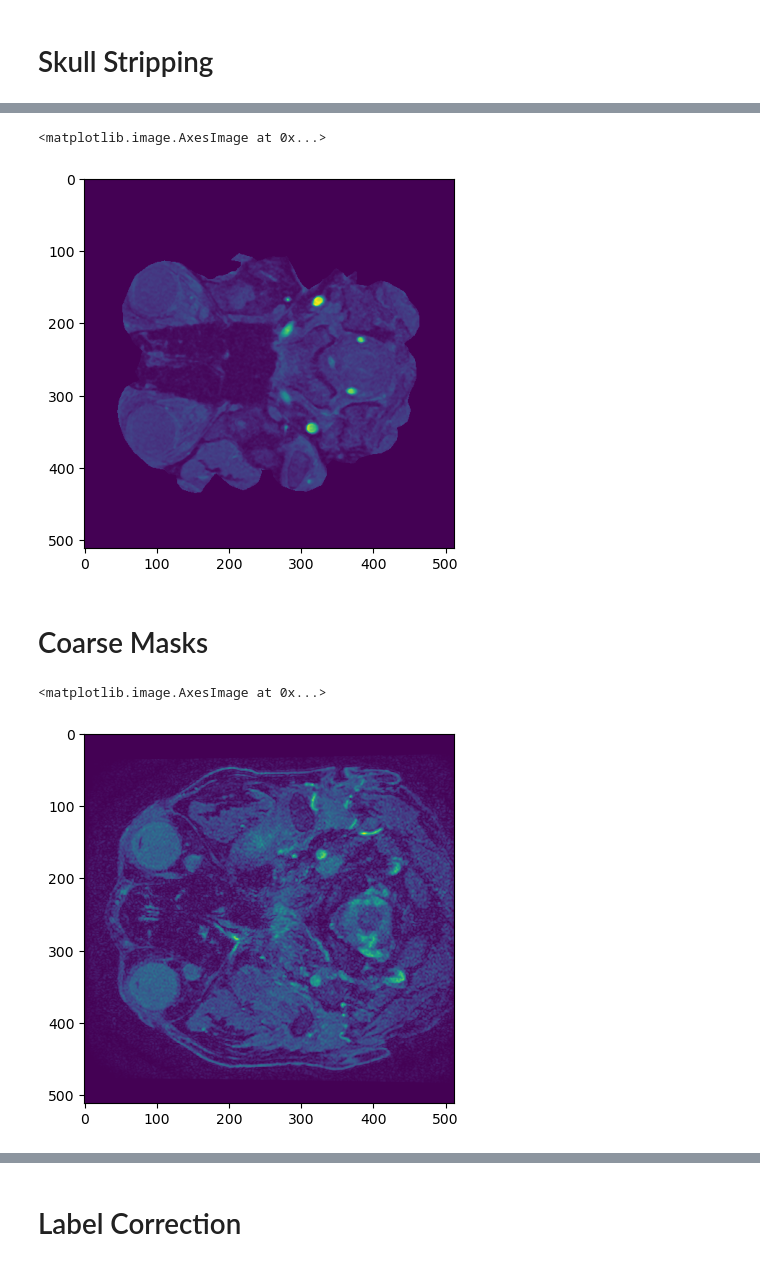
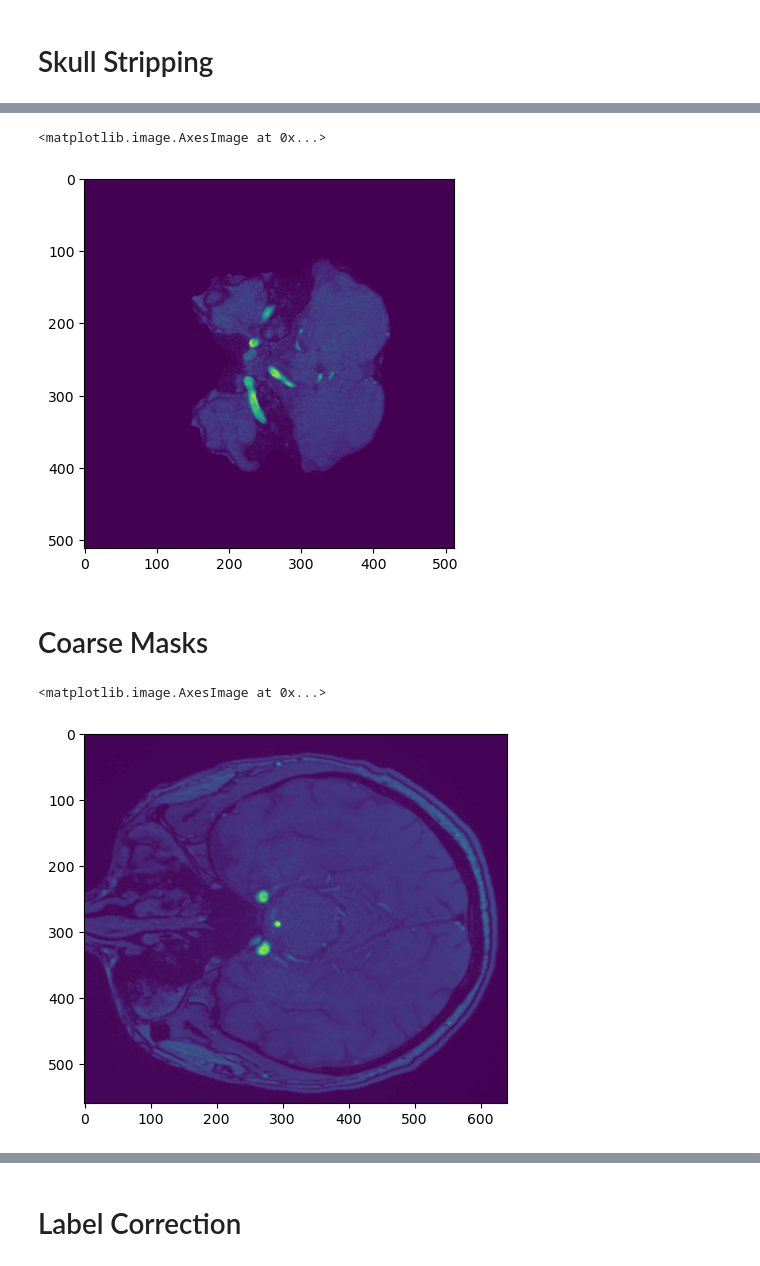
Before and after one commit to JdbermeoUZH/UIASegmentation, a Jupyter notebook: jp_notebooks/Image Viewing.ipynb, the cells around one changed output, grey strips where cells are left out. Saved outputs shown, nothing was run; the diff lists cells and outputs as text; code cells hidden in the pictures.

```diff
--- a/jp_notebooks/Image Viewing.ipynb
+++ b/jp_notebooks/Image Viewing.ipynb
@@ -94,3 +112,3 @@ path_to_sk_st       = '/scratch/kvergopoulos/SemesterProject/datasets/skull_stri
 # %%
-img_sh1            = nib.load(os.path.join(path_to_n4_corr_sh1, subject_name))
+img_sh4            = nib.load(os.path.join(path_to_n4_sh4, subject_name))
 img_skl            = nib.load(os.path.join(path_to_sk_st, subject_name))
@@ -107,22 +120,24 @@ plt.imshow(img_sh1.get_fdata()[:,:,60])
 # %%
-plt.imshow(img_skl.get_fdata()[:,:,10])
+plt.imshow(img_skl.get_fdata()[:,:,20])
 # %% [output]
 <matplotlib.image.AxesImage at 0x...>
-[figure, old version]
+[figure, new version]
 # %% [markdown]
 # Coarse Masks
 # %%
-subject_name  = '02053152-mca-rechts-new_tof.nii.gz'
-subject_name_gt_mask = '02053152-mca-rechts-new_seg.nii.gz'
+subject_name         = '10083905_gluk_mca_tof.nii.gz'
+subject_coars_mask   = '10083905_gluk_mca_mask.nii.gz'
+subject_name_gt_mask = '10083905_gluk_mca_seg.nii.gz'
 # %%
-path_to_n4_corr_sh1 = '/scratch/kvergopoulos/SemesterProject/datasets/n4_corrected_shrink1'
-path_to_coarse_mask = '/scratch/kvergopoulos/SemesterProject/datasets/pro_data_n4_False_sk_False_gl99.5'
+path_to_n4_corr_sh4 = '/scratch/kvergopoulos/SemesterProject/intermediate_results/images_intermediate_folder/n4_corrected_sh4'
+path_to_coarse_mask = '/scratch/kvergopoulos/SemesterProject/intermediate_results/images_intermediate_folder/global_thresholded_99.5'
 # %%
-img_init  = nib.load(os.path.join(path_to_n4_corr_sh1, subject_name))
-img_final = nib.load(os.path.join(path_to_coarse_mask, subject_name))
+img_init  = nib.load(os.path.join(path_to_n4_corr_sh4, subject_name))
+img_init2 = nib.load(os.path.join(path_to_coarse_mask, subject_name))
+img_final = nib.load(os.path.join(path_to_coarse_mask, subject_coars_mask))
 img_gt    = nib.load(os.path.join(path_to_coarse_mask, subject_name_gt_mask))
 # %%
-plt.imshow(img_init.get_fdata()[:,:,2])
+plt.imshow(img_init.get_fdata()[:,:,90])
 # %% [output]
 <matplotlib.image.AxesImage at 0x...>
-[figure, old version]
+[figure, new version]
```
Also changed, not shown: parts of 37 cells of this notebook, 6 other files.
